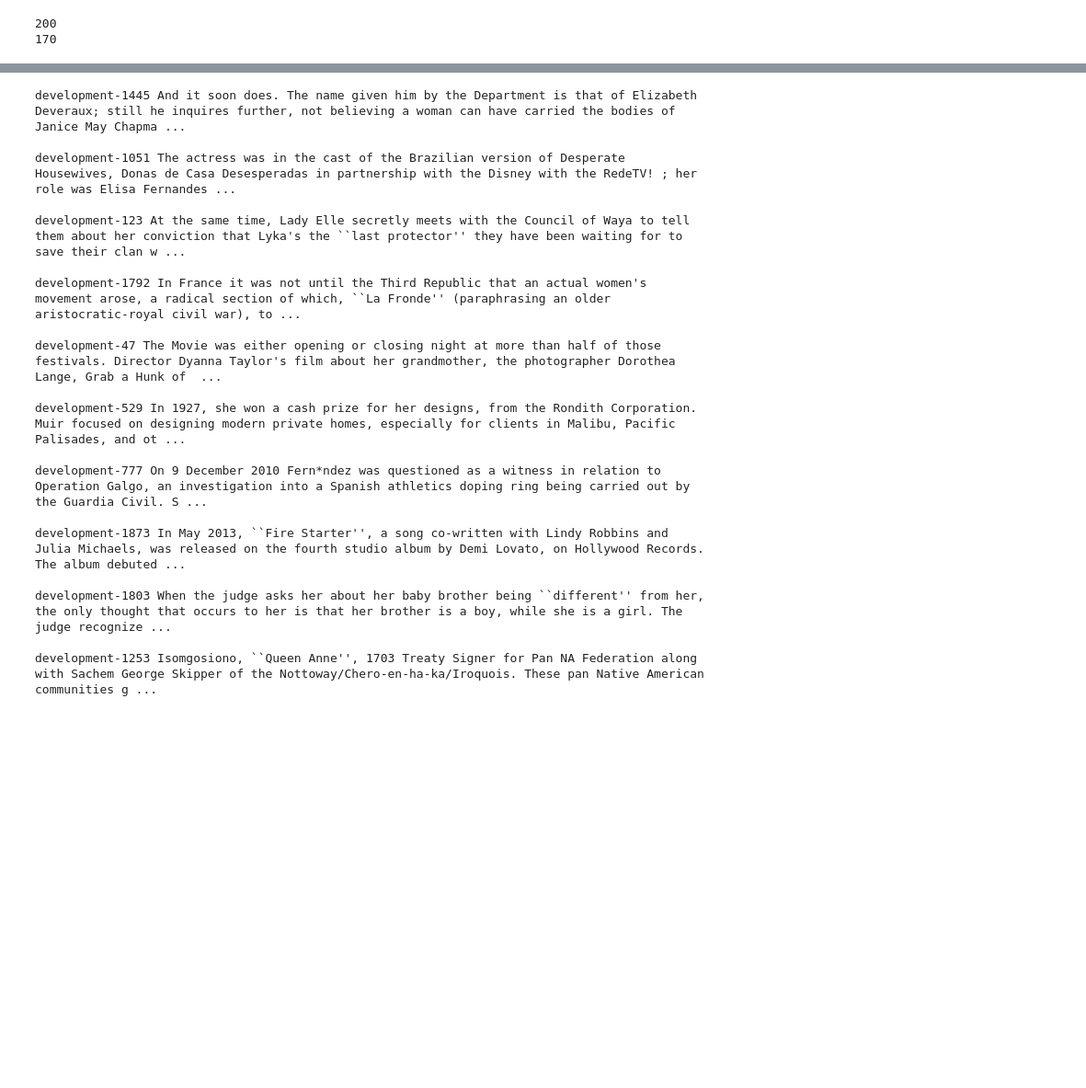
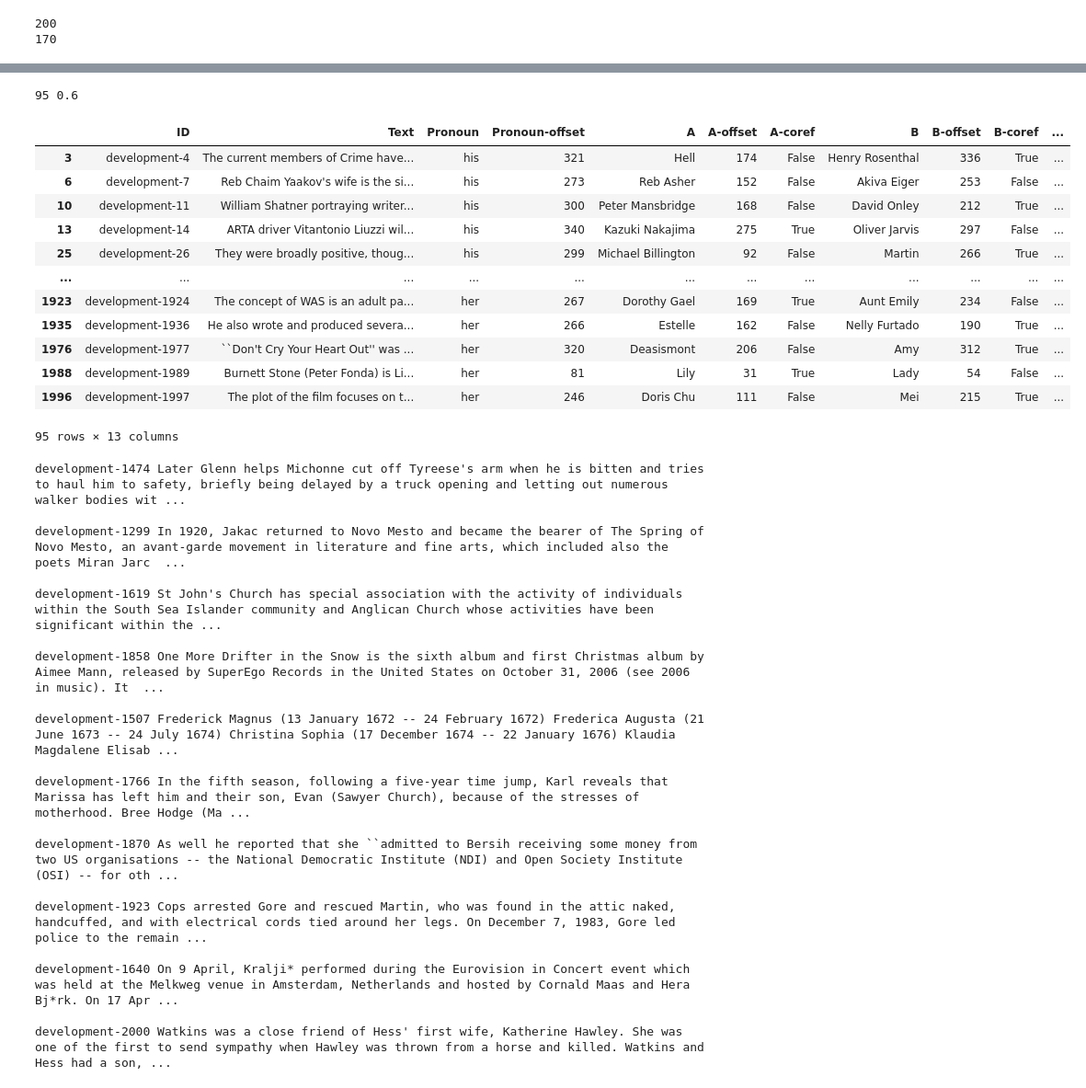
Before and after one commit to Kohgeonho/NLP_HW3_gap_coreference, a Jupyter notebook: gap-coreference/CS372_HW3_code_20160025.ipynb, the cells around one changed output, grey strips where cells are left out. Shown at 92% size. Cells and saved outputs as stored; diff of their text form; code cells hidden in the pictures; blank space fills up the shorter version.

```diff
--- a/gap-coreference/CS372_HW3_code_20160025.ipynb
+++ b/gap-coreference/CS372_HW3_code_20160025.ipynb
@@ -710,22 +783,39 @@ print(len(both_occurance_data))
+# %%
+apply_model(train_data, [none_subject, both_most_occurance, lambda row: row['Pronoun'] in ['Her','his','him','her']], latter_word)
+# %% [output]
+95 0.6
+|  | ID | Text | Pronoun | Pronoun-offset | A | A-offset | A-coref | B | B-offset | B-coref | ... |
+| 3 | development-4 | The current members of Crime have... | his | 321 | Hell | 174 | False | Henry Rosenthal | 336 | True | ... |
+| 6 | development-7 | Reb Chaim Yaakov's wife is the si... | his | 273 | Reb Asher | 152 | False | Akiva Eiger | 253 | False | ... |
+| 10 | development-11 | William Shatner portraying writer... | his | 300 | Peter Mansbridge | 168 | False | David Onley | 212 | True | ... |
+| 13 | development-14 | ARTA driver Vitantonio Liuzzi wil... | his | 340 | Kazuki Nakajima | 275 | True | Oliver Jarvis | 297 | False | ... |
+| 25 | development-26 | They were broadly positive, thoug... | his | 299 | Michael Billington | 92 | False | Martin | 266 | True | ... |
+| ... | ... | ... | ... | ... | ... | ... | ... | ... | ... | ... | ... |
+| 1923 | development-1924 | The concept of WAS is an adult pa... | her | 267 | Dorothy Gael | 169 | True | Aunt Emily | 234 | False | ... |
+| 1935 | development-1936 | He also wrote and produced severa... | her | 266 | Estelle | 162 | False | Nelly Furtado | 190 | True | ... |
+| 1976 | development-1977 | ``Don't Cry Your Heart Out'' was ... | her | 320 | Deasismont | 206 | False | Amy | 312 | True | ... |
+| 1988 | development-1989 | Burnett Stone (Peter Fonda) is Li... | her | 81 | Lily | 31 | True | Lady | 54 | False | ... |
+| 1996 | development-1997 | The plot of the film focuses on t... | her | 246 | Doris Chu | 111 | False | Mei | 215 | True | ... |
+95 rows × 13 columns
 # %%
-print_sents(datas={'manual':True, 'data':both_occurance_data}, num_lines = 10)
+print_sents(datas={'manual':True, 'data':none_occurance_data}, num_lines = 10)
 # %% [output]
-development-1445 And it soon does. The name given him by the Department is that of Elizabeth Deveraux; still he inquires further, not believing a woman can have carried the bodies of Janice May Chapma ...
+development-1474 Later Glenn helps Michonne cut off Tyreese's arm when he is bitten and tries to haul him to safety, briefly being delayed by a truck opening and letting out numerous walker bodies wit ...
 
-development-1051 The actress was in the cast of the Brazilian version of Desperate Housewives, Donas de Casa Desesperadas in partnership with the Disney with the RedeTV! ; her role was Elisa Fernandes ...
+development-1299 In 1920, Jakac returned to Novo Mesto and became the bearer of The Spring of Novo Mesto, an avant-garde movement in literature and fine arts, which included also the poets Miran Jarc  ...
 
-development-123 At the same time, Lady Elle secretly meets with the Council of Waya to tell them about her conviction that Lyka's the ``last protector'' they have been waiting for to save their clan w ...
+development-1619 St John's Church has special association with the activity of individuals within the South Sea Islander community and Anglican Church whose activities have been significant within the ...
 
-development-1792 In France it was not until the Third Republic that an actual women's movement arose, a radical section of which, ``La Fronde'' (paraphrasing an older aristocratic-royal civil war), to ...
+development-1858 One More Drifter in the Snow is the sixth album and first Christmas album by Aimee Mann, released by SuperEgo Records in the United States on October 31, 2006 (see 2006 in music). It  ...
 
-development-47 The Movie was either opening or closing night at more than half of those festivals. Director Dyanna Taylor's film about her grandmother, the photographer Dorothea Lange, Grab a Hunk of  ...
+development-1507 Frederick Magnus (13 January 1672 -- 24 February 1672) Frederica Augusta (21 June 1673 -- 24 July 1674) Christina Sophia (17 December 1674 -- 22 January 1676) Klaudia Magdalene Elisab ...
 
-development-529 In 1927, she won a cash prize for her designs, from the Rondith Corporation. Muir focused on designing modern private homes, especially for clients in Malibu, Pacific Palisades, and ot ...
+development-1766 In the fifth season, following a five-year time jump, Karl reveals that Marissa has left him and their son, Evan (Sawyer Church), because of the stresses of motherhood. Bree Hodge (Ma ...
 
-development-777 On 9 December 2010 Fern*ndez was questioned as a witness in relation to Operation Galgo, an investigation into a Spanish athletics doping ring being carried out by the Guardia Civil. S ...
+development-1870 As well he reported that she ``admitted to Bersih receiving some money from two US organisations -- the National Democratic Institute (NDI) and Open Society Institute (OSI) -- for oth ...
 
-development-1873 In May 2013, ``Fire Starter'', a song co-written with Lindy Robbins and Julia Michaels, was released on the fourth studio album by Demi Lovato, on Hollywood Records. The album debuted ...
+development-1923 Cops arrested Gore and rescued Martin, who was found in the attic naked, handcuffed, and with electrical cords tied around her legs. On December 7, 1983, Gore led police to the remain ...
 
-development-1803 When the judge asks her about her baby brother being ``different'' from her, the only thought that occurs to her is that her brother is a boy, while she is a girl. The judge recognize ...
+development-1640 On 9 April, Kralji* performed during the Eurovision in Concert event which was held at the Melkweg venue in Amsterdam, Netherlands and hosted by Cornald Maas and Hera Bj*rk. On 17 Apr ...
 
-development-1253 Isomgosiono, ``Queen Anne'', 1703 Treaty Signer for Pan NA Federation along with Sachem George Skipper of the Nottoway/Chero-en-ha-ka/Iroquois. These pan Native American communities g ...
+development-2000 Watkins was a close friend of Hess' first wife, Katherine Hawley. She was one of the first to send sympathy when Hawley was thrown from a horse and killed. Watkins and Hess had a son, ...
```
Also changed, not shown: parts of 15 cells of this notebook, 1 other file.
